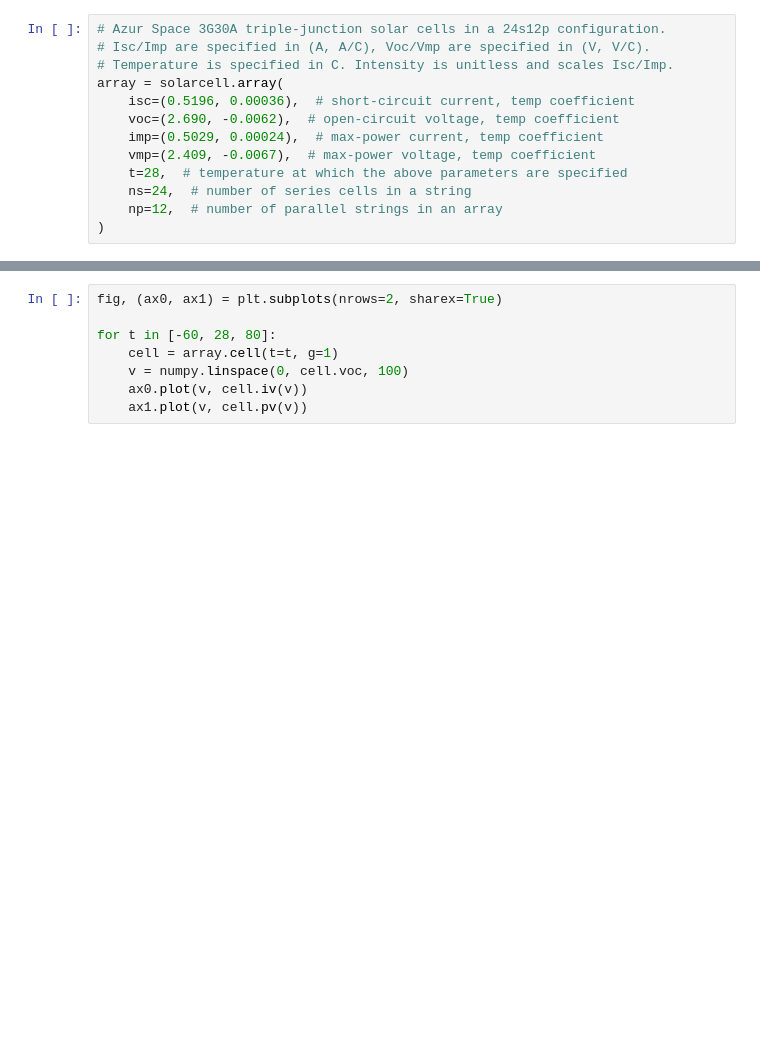
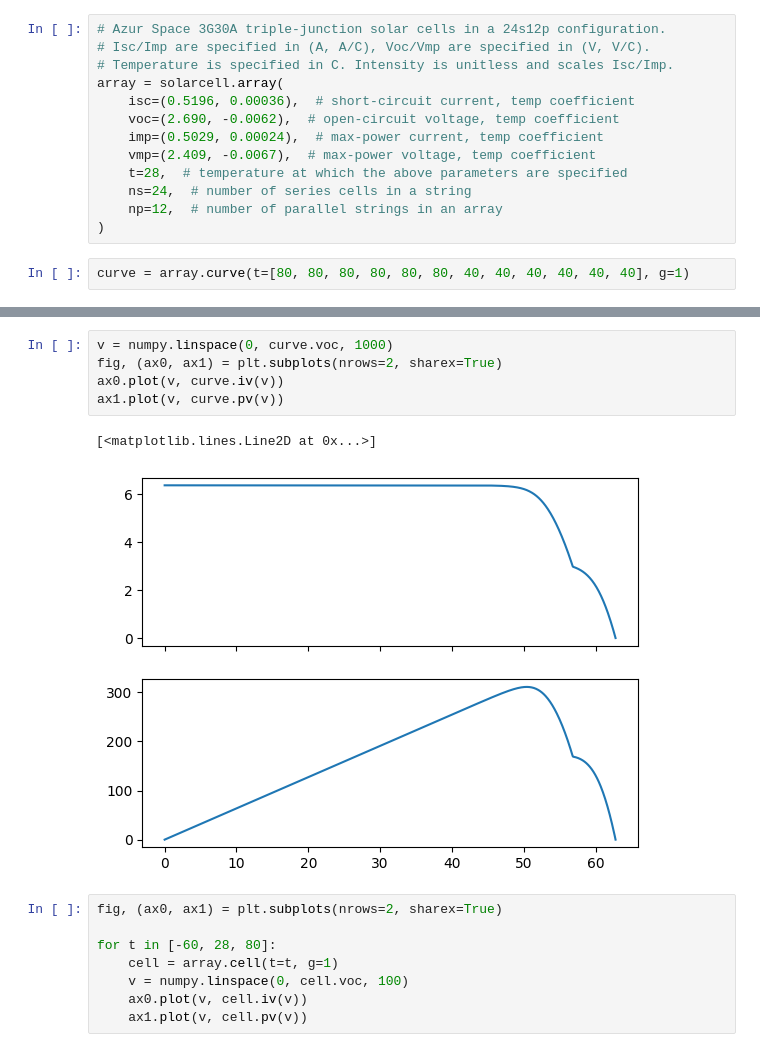
Before and after one commit to amosborne/solarcell, a Jupyter notebook: examples/readme.ipynb, the cells around one changed output, grey strips where cells are left out. Cells and saved outputs as stored; diff of their text form; blank space fills up the shorter version.

Commit message:
working array curve

```diff
--- a/examples/readme.ipynb
+++ b/examples/readme.ipynb
@@ -19,3 +19,5 @@ array = solarcell.array(
     ns=24,  # number of series cells in a string
     np=12,  # number of parallel strings in an array
 )
+# %%
+curve = array.curve(t=[80, 80, 80, 80, 80, 80, 40, 40, 40, 40, 40, 40], g=1)
@@ -22,3 +32,11 @@ array = solarcell.array(
+# %%
+v = numpy.linspace(0, curve.voc, 1000)
+fig, (ax0, ax1) = plt.subplots(nrows=2, sharex=True)
+ax0.plot(v, curve.iv(v))
+ax1.plot(v, curve.pv(v))
+# %% [output]
+[<matplotlib.lines.Line2D at 0x...>]
+[figure, added]
 # %%
 fig, (ax0, ax1) = plt.subplots(nrows=2, sharex=True)
 
```
Also changed, not shown: parts of 1 cell of this notebook, 3 other files.
